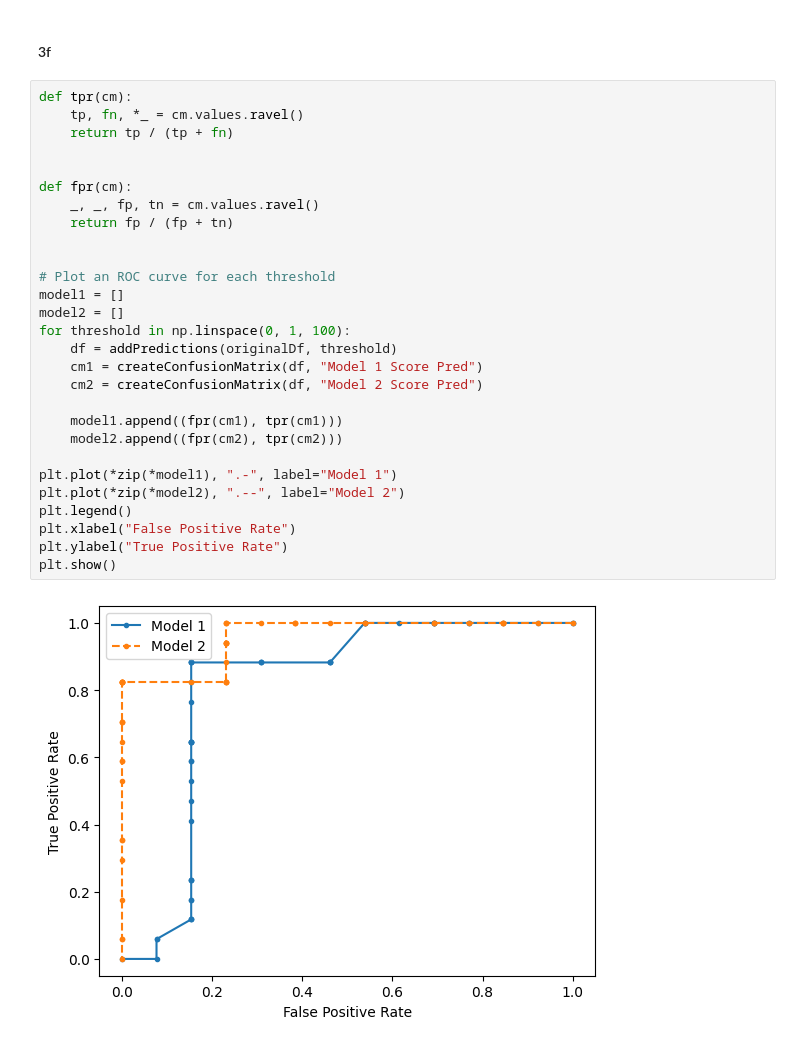
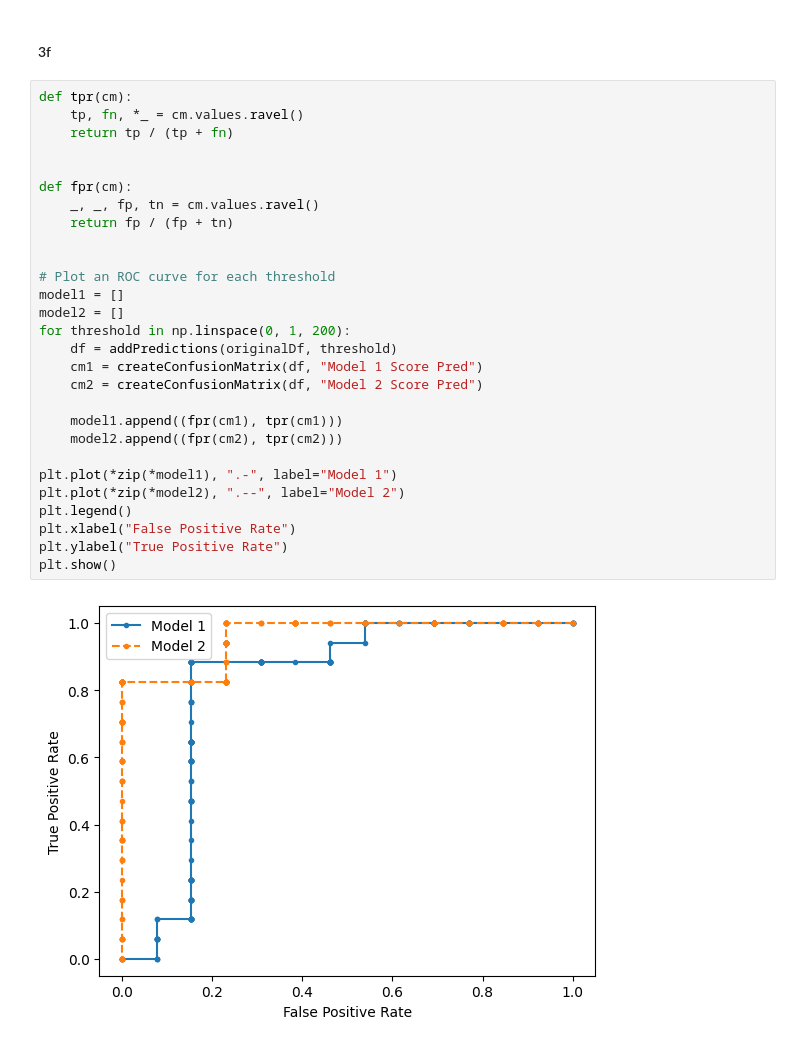
Before and after one commit to yismailuofa/mlabs, a Jupyter notebook: a1/a1.ipynb, the cells around one changed output. Saved outputs shown, nothing was run; the diff lists cells and outputs as text.

```diff
--- a/a1/a1.ipynb
+++ b/a1/a1.ipynb
@@ -185,30 +189,30 @@ Based on the cumulative gain chart, we would reccomend Model 2 since it has a hi
 # %%
 def tpr(cm):
     tp, fn, *_ = cm.values.ravel()
     return tp / (tp + fn)
 
 
 def fpr(cm):
     _, _, fp, tn = cm.values.ravel()
     return fp / (fp + tn)
 
 
 # Plot an ROC curve for each threshold
 model1 = []
 model2 = []
-for threshold in np.linspace(0, 1, 100):
+for threshold in np.linspace(0, 1, 200):
     df = addPredictions(originalDf, threshold)
     cm1 = createConfusionMatrix(df, "Model 1 Score Pred")
     cm2 = createConfusionMatrix(df, "Model 2 Score Pred")
 
     model1.append((fpr(cm1), tpr(cm1)))
     model2.append((fpr(cm2), tpr(cm2)))
 
 plt.plot(*zip(*model1), ".-", label="Model 1")
 plt.plot(*zip(*model2), ".--", label="Model 2")
 plt.legend()
 plt.xlabel("False Positive Rate")
 plt.ylabel("True Positive Rate")
 plt.show()
 # %% [output]
-[figure, old version]
+[figure, new version]
```
Also changed, not shown: parts of 1 cell of this notebook.
